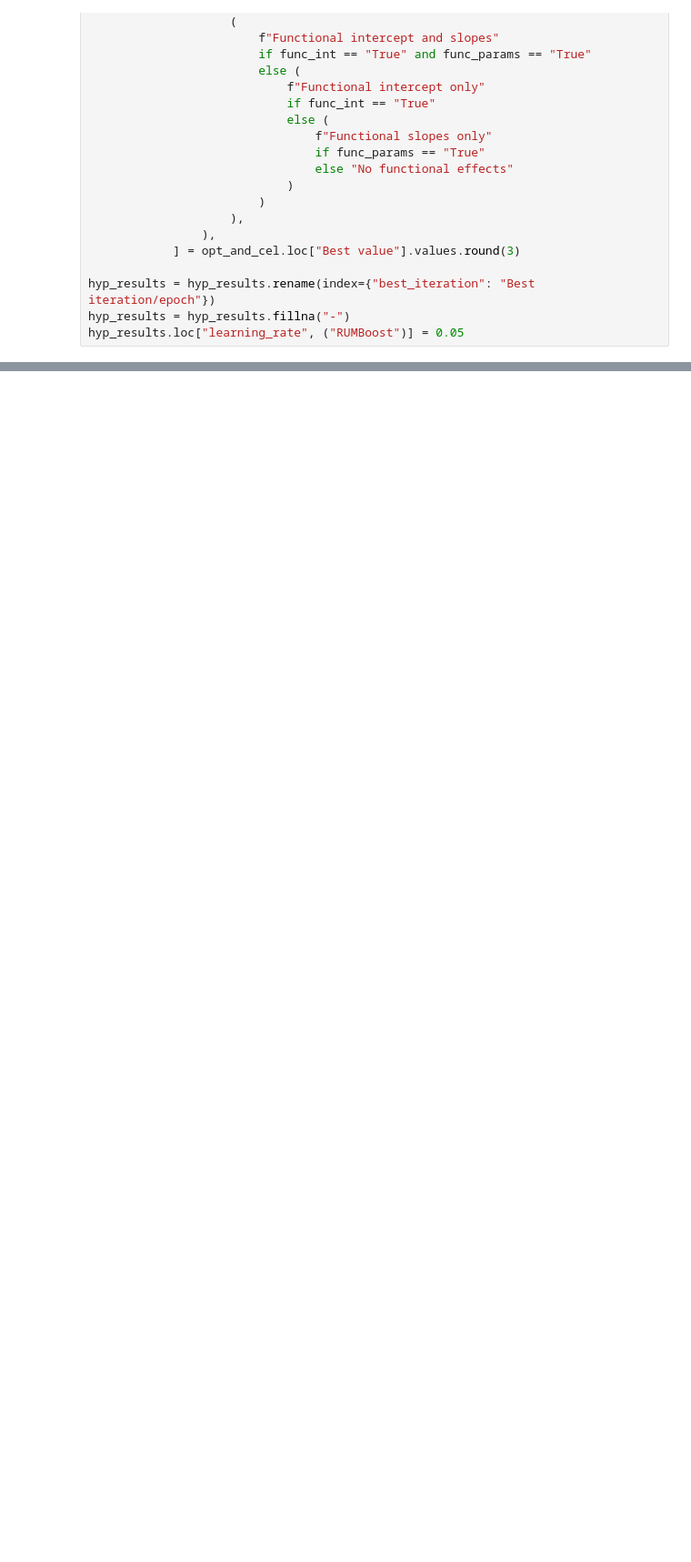
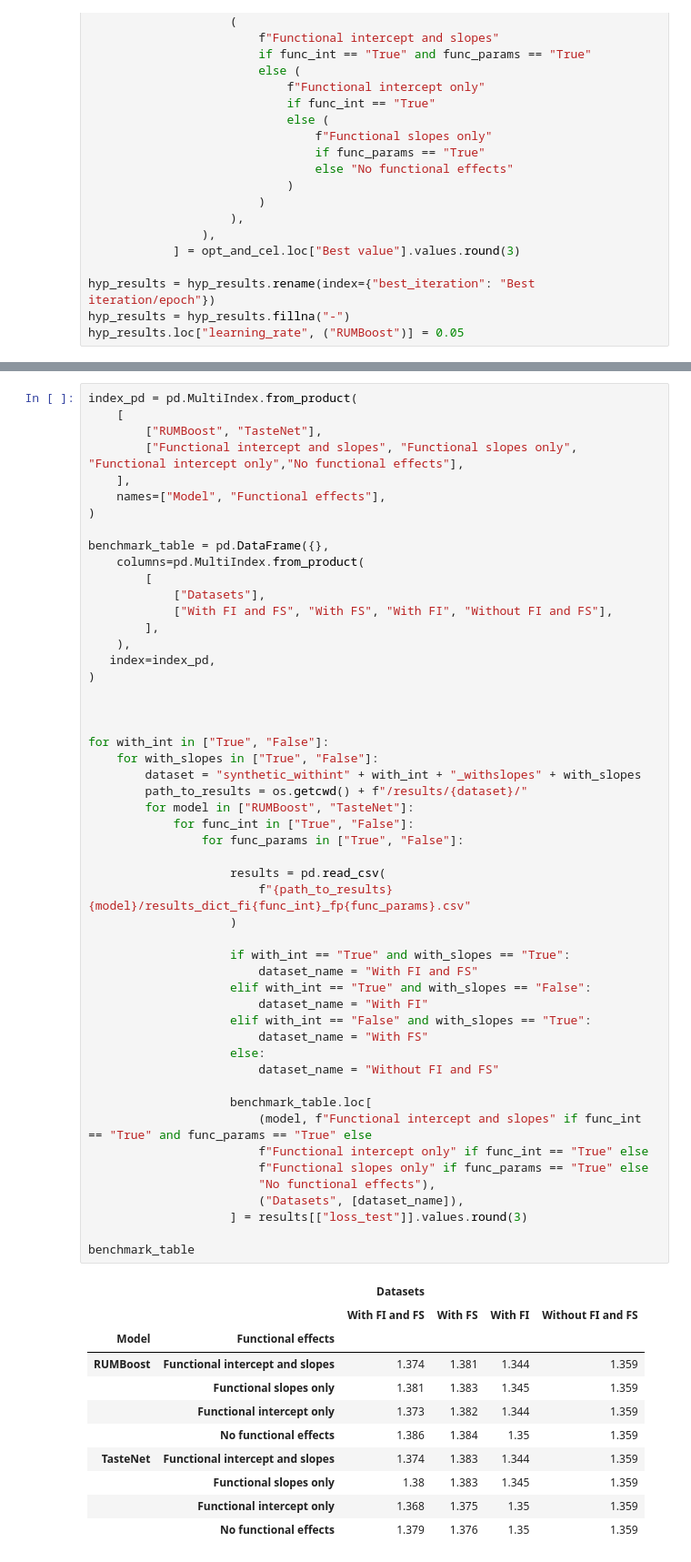
Before and after one commit to big-ucl/functional-effects-model, a Jupyter notebook: src/paper_tables.ipynb, the cells around one changed output, grey strips where cells are left out. Shown at 91% size. Drawn from its saved outputs; the diff is of its cells as text; blank space fills up the shorter version.

Commit message:
all results

```diff
--- a/src/paper_tables.ipynb
+++ b/src/paper_tables.ipynb
@@ -1339,0 +1342,63 @@ hyp_results
+# %%
+index_pd = pd.MultiIndex.from_product(
+    [
+        ["RUMBoost", "TasteNet"],
+        ["Functional intercept and slopes", "Functional slopes only", "Functional intercept only","No functional effects"],
+    ],
+    names=["Model", "Functional effects"],
+)
+
+benchmark_table = pd.DataFrame({},
+    columns=pd.MultiIndex.from_product(
+        [
+            ["Datasets"],
+            ["With FI and FS", "With FS", "With FI", "Without FI and FS"],
+        ],
+    ),
+   index=index_pd,
+)
+
+
+
+for with_int in ["True", "False"]:
+    for with_slopes in ["True", "False"]:
+        dataset = "synthetic_withint" + with_int + "_withslopes" + with_slopes
+        path_to_results = os.getcwd() + f"/results/{dataset}/"
+        for model in ["RUMBoost", "TasteNet"]:
+            for func_int in ["True", "False"]:
+                for func_params in ["True", "False"]:
+
+                    results = pd.read_csv(
+                        f"{path_to_results}{model}/results_dict_fi{func_int}_fp{func_params}.csv"
+                    )
+
+                    if with_int == "True" and with_slopes == "True":
+                        dataset_name = "With FI and FS"
+                    elif with_int == "True" and with_slopes == "False":
+                        dataset_name = "With FI"
+                    elif with_int == "False" and with_slopes == "True":
+                        dataset_name = "With FS"
+                    else:
+                        dataset_name = "Without FI and FS"
+
+                    benchmark_table.loc[
+                        (model, f"Functional intercept and slopes" if func_int == "True" and func_params == "True" else
+                        f"Functional intercept only" if func_int == "True" else
+                        f"Functional slopes only" if func_params == "True" else
+                        "No functional effects"),
+                        ("Datasets", [dataset_name]),
+                    ] = results[["loss_test"]].values.round(3)
+
+benchmark_table
+# %% [output]
+|  |  | Datasets |  |  |  |
+|  |  | With FI and FS | With FS | With FI | Without FI and FS |
+| Model | Functional effects |  |  |  |  |
+| RUMBoost | Functional intercept and slopes | 1.374 | 1.381 | 1.344 | 1.359 |
+|  | Functional slopes only | 1.381 | 1.383 | 1.345 | 1.359 |
+|  | Functional intercept only | 1.373 | 1.382 | 1.344 | 1.359 |
+|  | No functional effects | 1.386 | 1.384 | 1.35 | 1.359 |
+| TasteNet | Functional intercept and slopes | 1.374 | 1.383 | 1.344 | 1.359 |
+|  | Functional slopes only | 1.38 | 1.383 | 1.345 | 1.359 |
+|  | Functional intercept only | 1.368 | 1.375 | 1.35 | 1.359 |
+|  | No functional effects | 1.379 | 1.376 | 1.35 | 1.359 |
```
Also changed, not shown: parts of 2 cells of this notebook, 18 other files.
